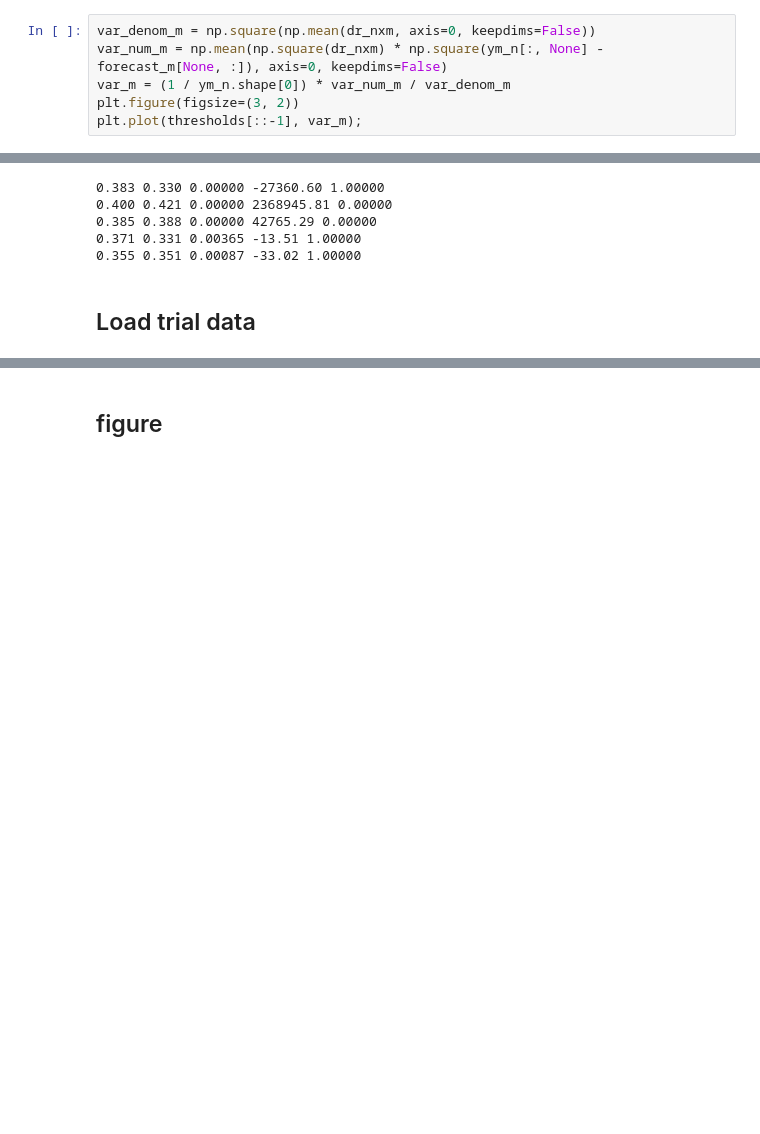
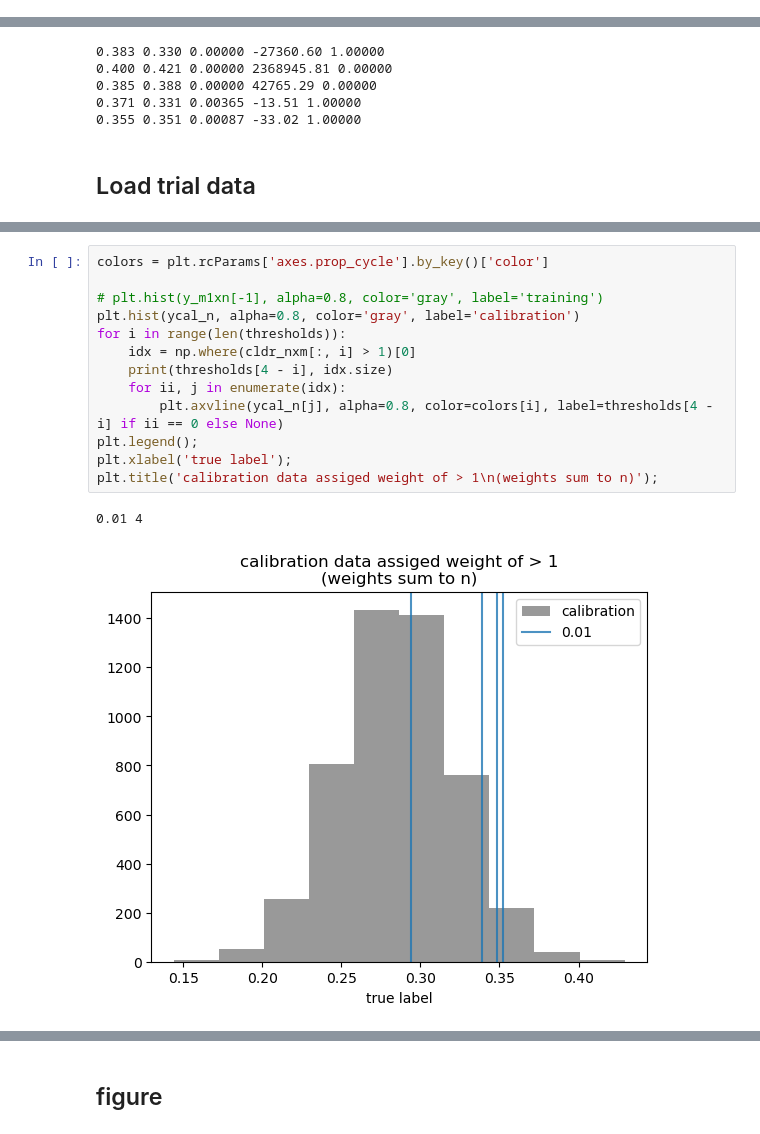
Before and after one commit to clarafy/design-algorithm-selection, a Jupyter notebook: flexs-rna-111623.ipynb, the cells around one changed output, grey strips where cells are left out. Drawn from its saved outputs; the diff is of its cells as text; blank space fills up the shorter version.

Commit message:
shared parameters, multiclass, cranmer

```diff
--- a/flexs-rna-111623.ipynb
+++ b/flexs-rna-111623.ipynb
@@ -326,9 +372,3 @@ ym_n[idx], forecast_m
 # %% [output]
 (0.32963204593160594,
  array([0.32963346, 0.42097723, 0.3883085 , 0.33065689, 0.35114151]))
-# %%
-var_denom_m = np.square(np.mean(dr_nxm, axis=0, keepdims=False))
-var_num_m = np.mean(np.square(dr_nxm) * np.square(ym_n[:, None] - forecast_m[None, :]), axis=0, keepdims=False)
-var_m = (1 / ym_n.shape[0]) * var_num_m / var_denom_m
-plt.figure(figsize=(3, 2))
-plt.plot(thresholds[::-1], var_m);
@@ -512,0 +582,16 @@ print(
+# %%
+colors = plt.rcParams['axes.prop_cycle'].by_key()['color']
+
+# plt.hist(y_m1xn[-1], alpha=0.8, color='gray', label='training')
+plt.hist(ycal_n, alpha=0.8, color='gray', label='calibration')
+for i in range(len(thresholds)):
+    idx = np.where(cldr_nxm[:, i] > 1)[0]
+    print(thresholds[4 - i], idx.size)
+    for ii, j in enumerate(idx):
+        plt.axvline(ycal_n[j], alpha=0.8, color=colors[i], label=thresholds[4 - i] if ii == 0 else None)
+plt.legend();
+plt.xlabel('true label');
+plt.title('calibration data assiged weight of > 1\n(weights sum to n)');
+# %% [output]
+0.01 4
+[figure, added]
```
Also changed, not shown: parts of 12 cells of this notebook, 6 other files.
